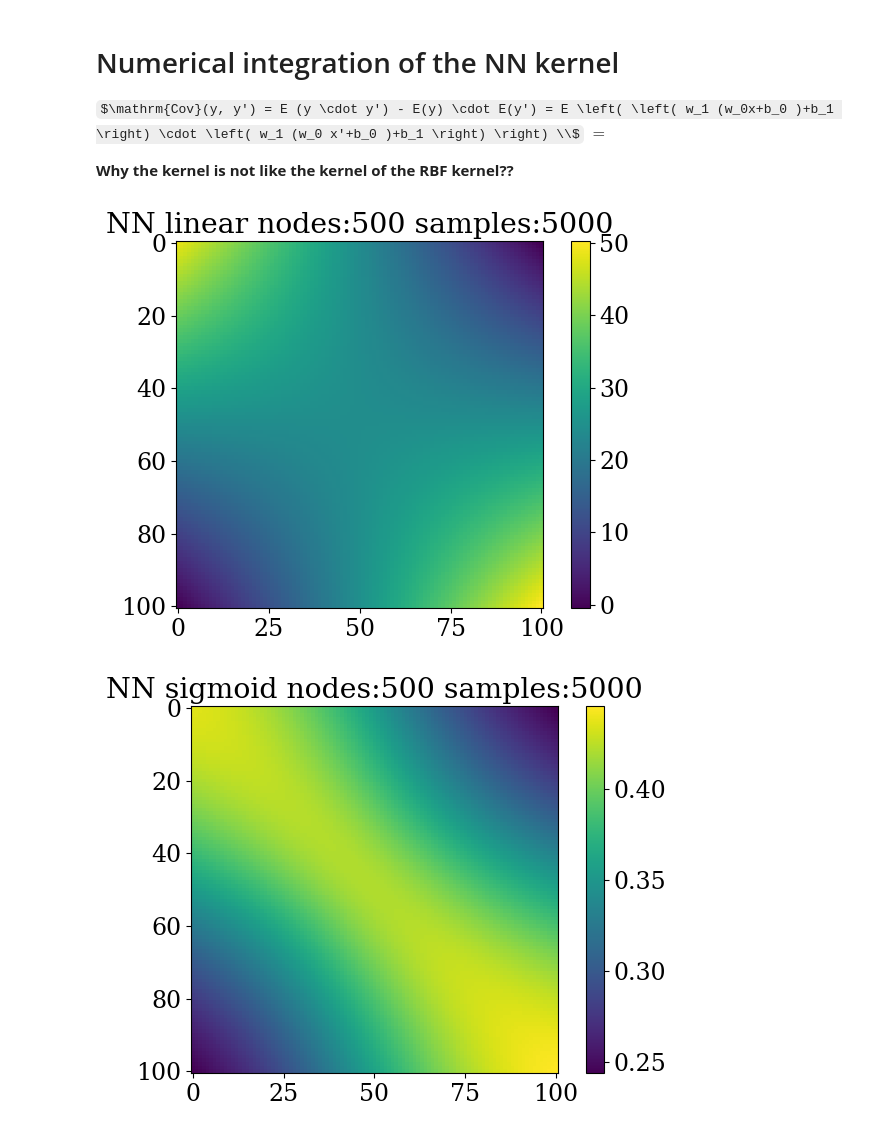
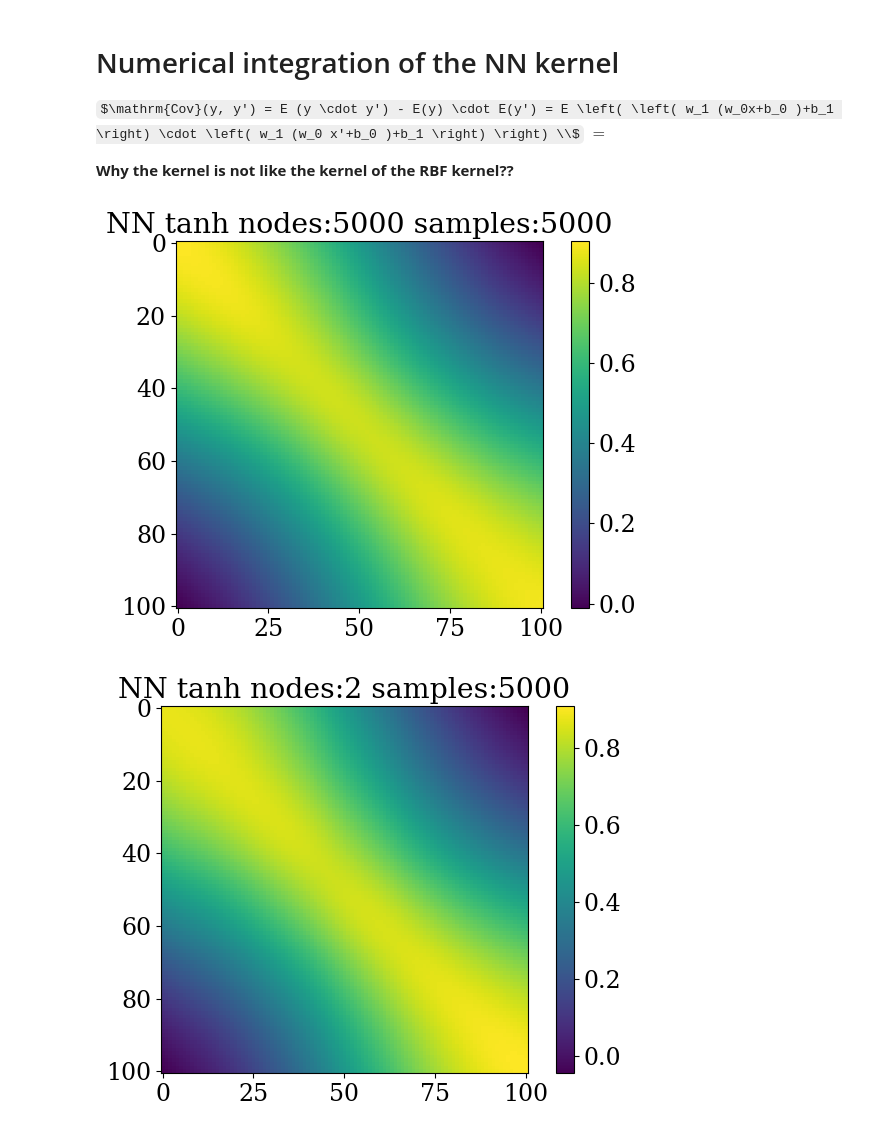
Before and after one commit to guanshaoheng/gaussian_nn_tugraz, a Jupyter notebook: link_NN_Gaussian/NN_is_GP.ipynb, the cells around one changed output. Cells and saved outputs as stored; diff of their text form; code cells hidden in the pictures; some formulas as TeX source.

```diff
--- a/link_NN_Gaussian/NN_is_GP.ipynb
+++ b/link_NN_Gaussian/NN_is_GP.ipynb
@@ -313,26 +327,27 @@ $ = $
 
 **Why the kernel is not like the kernel of the RBF kernel??**
 # %%
-hidden_node_num = 500
-num_samples = 5000
-
-activation = 'sigmoid'
-def plot_nn_kernel(activation):
-    y_nn = rand_gen_NN(hidden=hidden_node_num, num_samples=num_samples, activation=activation)
+def plot_nn_kernel(
+        activation, hidden_node,
+    num_samples = 5000):
+    y_nn = rand_gen_NN(hidden=hidden_node, num_samples=num_samples, activation=activation)
 
     k_nn = np.einsum('mi, mj->ij', y_nn, y_nn)/num_samples
 
     plt.imshow(k_nn)
     plt.colorbar()
-    plt.title('NN %s nodes:%d samples:%d' % (activation, hidden_node_num, num_samples))
+    plt.title('NN %s nodes:%d samples:%d' % (activation, hidden_node, num_samples))
     plt.tight_layout()
     fig = plt.gcf()
-    fig.savefig(fname = './figs/NN_%s_nodes%d_kernel.jpg' % (activation, hidden_node_num), dpi=200)
+    fig.savefig(fname = './figs/NN_%s_nodes%d_kernel.jpg' % (activation, hidden_node), dpi=200)
     plt.show()
     plt.close()
-    return
-for i in ['linear', 'sigmoid', 'tanh', 'relu', 'sin', 'bessel']:
-    plot_nn_kernel(activation=i)
+    return k_nn
+# for i in ['linear', 'sigmoid', 'tanh', 'relu', 'sin', 'bessel']:
+for i in ['tanh',]:
+    for j in [2, 10, 100, 5000]:
+        for k in [5000]:
+            k_nn = plot_nn_kernel(activation=i, hidden_node=j, num_samples=k)
 # %% [output]
-[figure, old version]
+[figure, new version]
-[figure, old version]
+[figure, new version]
```
Also changed, not shown: parts of 15 cells of this notebook.
